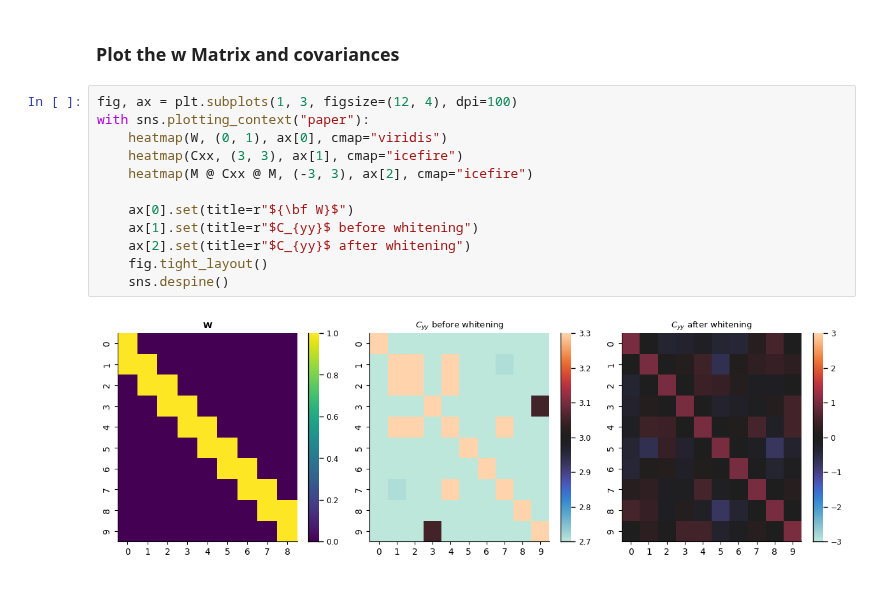
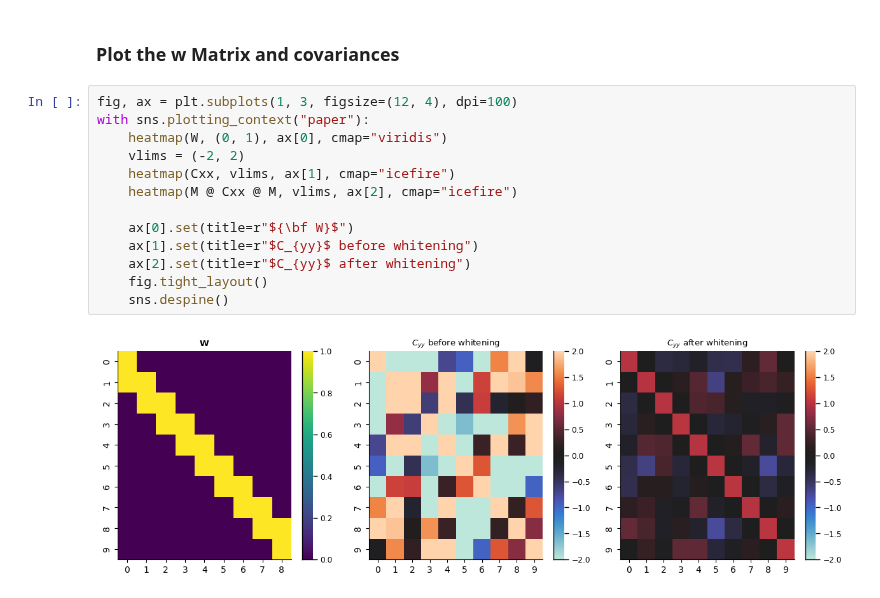
Before and after one commit to lyndond/frame_whitening, a Jupyter notebook: figures/convolutional_v3.ipynb, the cells around one changed output. Saved outputs shown, nothing was run; the diff lists cells and outputs as text.

Commit message:
fix vlims

```diff
--- a/figures/convolutional_v3.ipynb
+++ b/figures/convolutional_v3.ipynb
@@ -186,14 +186,15 @@ with sns.plotting_context("paper", font_scale=1):
 # %%
 fig, ax = plt.subplots(1, 3, figsize=(12, 4), dpi=100)
 with sns.plotting_context("paper"):
     heatmap(W, (0, 1), ax[0], cmap="viridis")
-    heatmap(Cxx, (3, 3), ax[1], cmap="icefire")
-    heatmap(M @ Cxx @ M, (-3, 3), ax[2], cmap="icefire")
+    vlims = (-2, 2)
+    heatmap(Cxx, vlims, ax[1], cmap="icefire")
+    heatmap(M @ Cxx @ M, vlims, ax[2], cmap="icefire")
 
     ax[0].set(title=r"${\bf W}$")
     ax[1].set(title=r"$C_{yy}$ before whitening")
     ax[2].set(title=r"$C_{yy}$ after whitening")
     fig.tight_layout()
     sns.despine()
 # %% [output]
-[figure, old version]
+[figure, new version]
```
